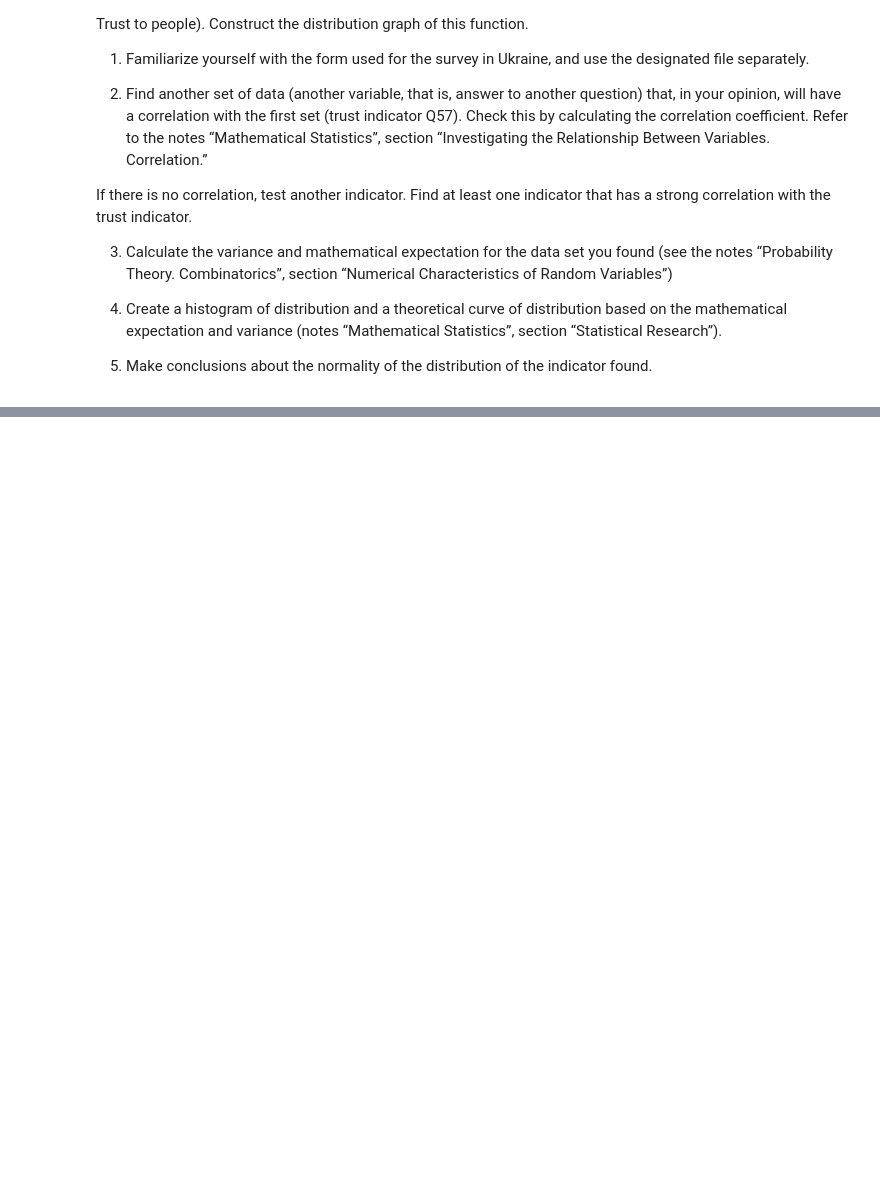
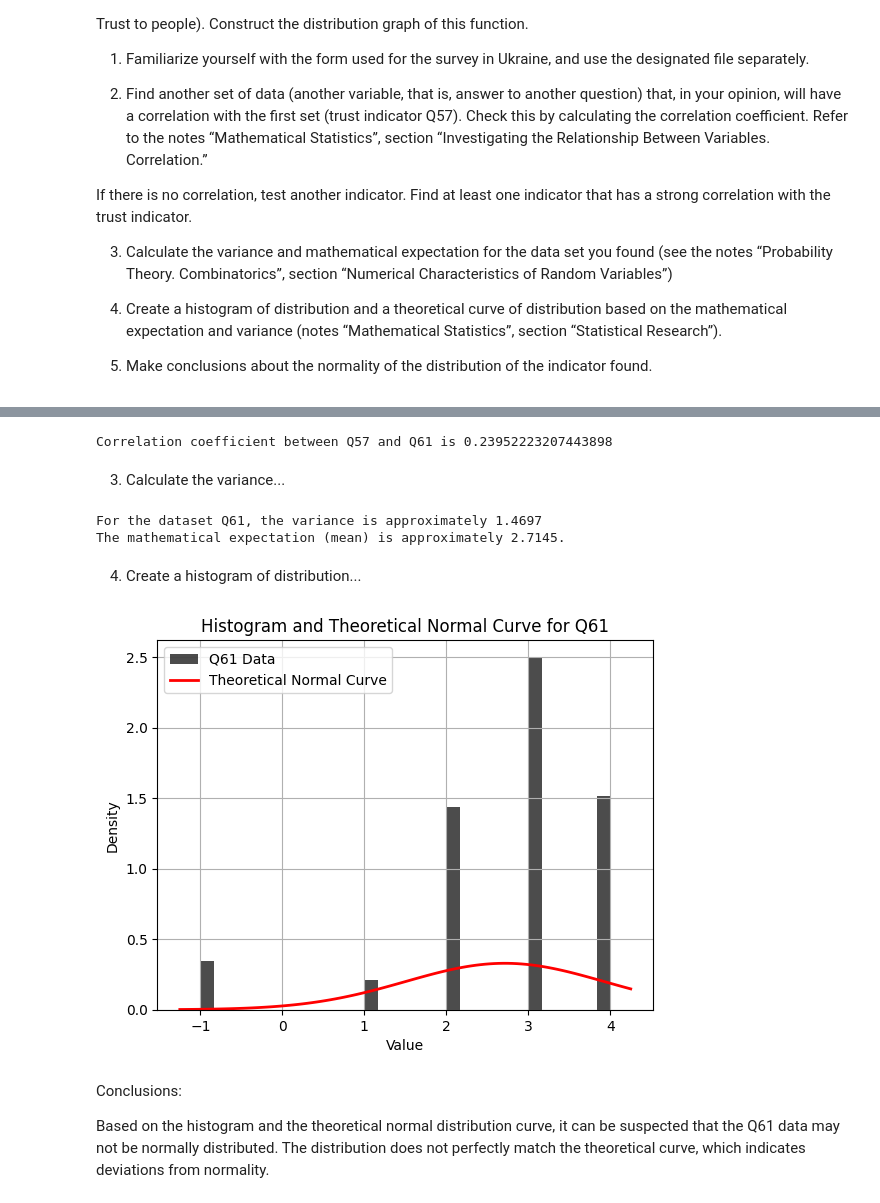
Before and after one commit to Jaciubek/goitneo-math-hw-8, a Jupyter notebook: HW8_Slawomir_Jaciubek.ipynb, the cells around one changed output, grey strips where cells are left out. Saved outputs shown, nothing was run; the diff lists cells and outputs as text; code cells hidden in the pictures; blank space fills up the shorter version.

```diff
--- a/HW8_Slawomir_Jaciubek.ipynb
+++ b/HW8_Slawomir_Jaciubek.ipynb
@@ -175,0 +195,56 @@ If there is no correlation, test another indicator. Find at least one indicator
+# %%
+#Extract Q57 and Q61 columns for correlation analysis
+q57_q61_df = df[["Q57", "Q61"]]
+
+# Remove those rows where column values are missing in order to calculate the exact correlation
+q57_q61_df = q57_q61_df.dropna()
+
+# Calculate the correlation coefficient between Q57 and Q61
+correlation_coefficient_corrected = q57_q61_df.corr().iloc[0, 1]
+print("Correlation coefficient between Q57 and Q61 is", correlation_coefficient_corrected)
+# %% [output]
+Correlation coefficient between Q57 and Q61 is 0.23952223207443898
+# %% [markdown]
+3) Calculate the variance...
+# %%
+# Calculate the variance and mean (mathematical expectation) for Q61
+variance_q61 = q57_q61_df["Q61"].var()
+mean_q61 = q57_q61_df["Q61"].mean()
+
+print(f"For the dataset Q61, the variance is approximately {variance_q61:.4f}")
+print(f"The mathematical expectation (mean) is approximately {mean_q61:.4f}.")
+# %% [output]
+For the dataset Q61, the variance is approximately 1.4697
+The mathematical expectation (mean) is approximately 2.7145.
+# %% [markdown]
+4) Create a histogram of distribution...
+# %%
+import matplotlib.pyplot as plt
+import numpy as np
+import scipy.stats as stats
+
+# Data for Q61
+df_q61 = q57_q61_df["Q61"]
+
+# Histogram of the data
+plt.hist(df_q61, bins=30, alpha=0.7, label='Q61 Data', color='black', density=True)
+
+# Theoretical normal distribution curve based on the calculated mean and variance
+xmin, xmax = plt.xlim()
+x = np.linspace(xmin, xmax, 100)
+p = stats.norm.pdf(x, mean_q61, np.sqrt(variance_q61))
+plt.plot(x, p, 'k', linewidth=2, color='red', label='Theoretical Normal Curve')
+
+title = "Histogram and Theoretical Normal Curve for Q61"
+plt.title(title)
+plt.xlabel("Value")
+plt.ylabel("Density")
+plt.legend()
+plt.grid(True)
+plt.show()
+# %% [output]
+[figure, added]
+# %% [markdown]
+Conclusions:
+
+Based on the histogram and the theoretical normal distribution curve, it can be suspected that the Q61 data may not be normally distributed. The distribution does not perfectly match the theoretical curve, which indicates deviations from normality.
```
Also changed, not shown: parts of 2 cells of this notebook, 1 other file.
